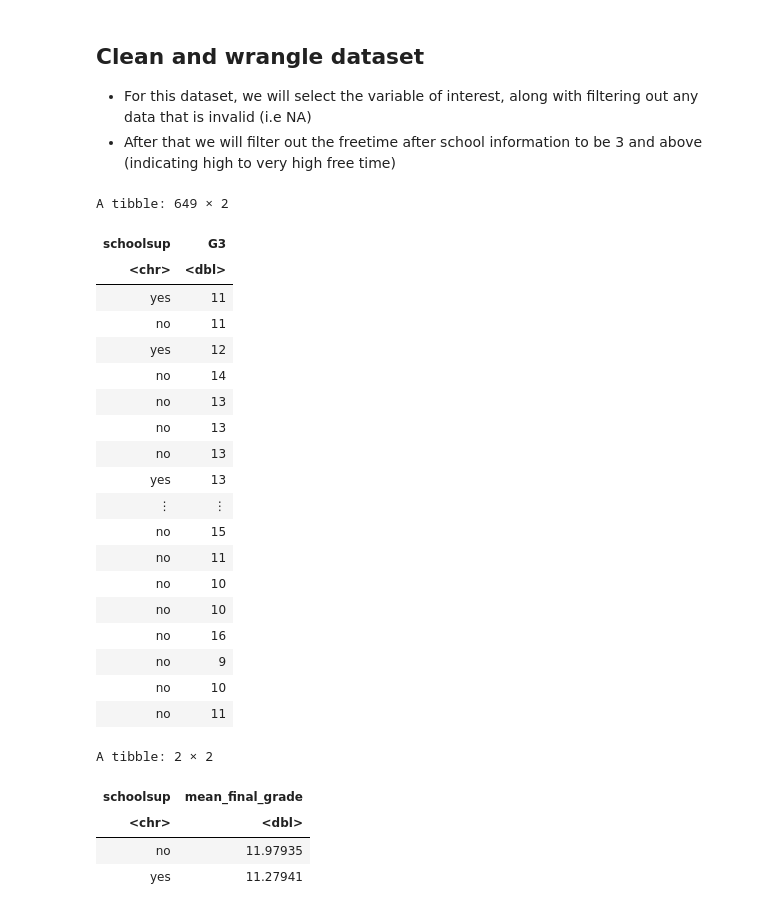
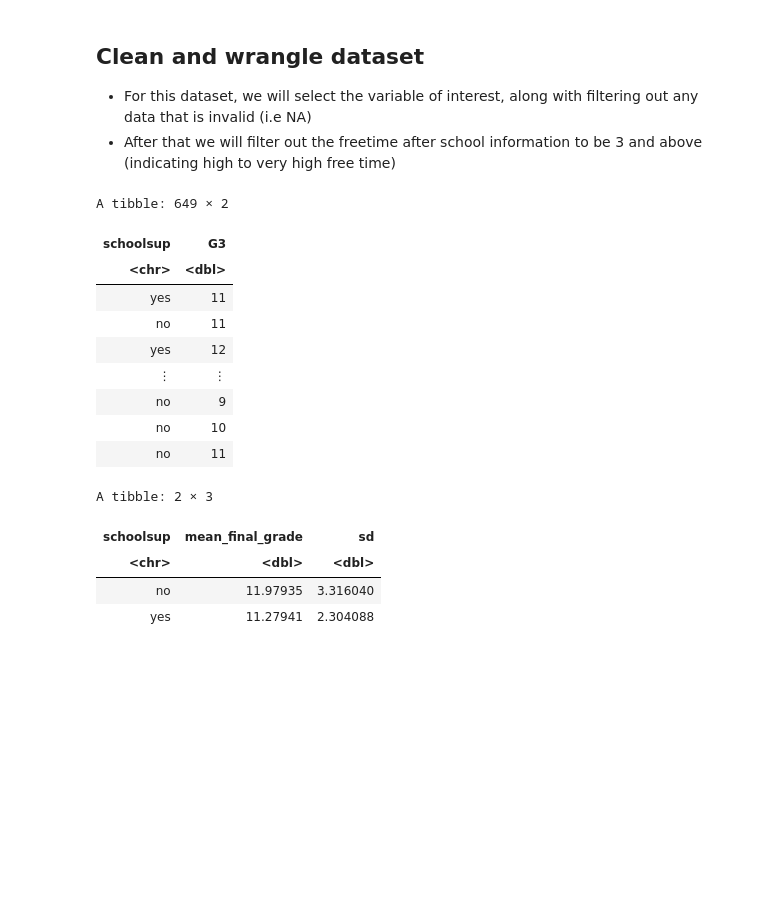
Before and after one commit to emeraldnqa/Connecting-In-School-Support-to-Student-Learning-and-Success-, a Jupyter notebook: project proposal.ipynb, the cells around one changed output. Saved outputs shown, nothing was run; the diff lists cells and outputs as text; code cells hidden in the pictures; blank space fills up the shorter version.

```diff
--- a/project proposal.ipynb
+++ b/project proposal.ipynb
@@ -86,37 +76,28 @@ A spec_tbl_df: 649 × 33
 # %%
 clean_student <- student %>%
                   select(schoolsup,G3)%>%
                   filter(!is.na(schoolsup),!is.na(G3))
 clean_student
 summary_student <- clean_student %>%
                    group_by(schoolsup)%>%
-                   summarize(mean_final_grade = mean(G3))
+                   summarize(mean_final_grade = mean(G3),
+                            sd = sd(G3))
 summary_student
 # %% [output]
 A tibble: 649 × 2
 | schoolsup | G3 |
 | <chr> | <dbl> |
 | yes | 11 |
 | no | 11 |
 | yes | 12 |
-| no | 14 |
-| no | 13 |
-| no | 13 |
-| no | 13 |
-| yes | 13 |
 | ⋮ | ⋮ |
-| no | 15 |
-| no | 11 |
-| no | 10 |
-| no | 10 |
-| no | 16 |
 | no | 9 |
 | no | 10 |
 | no | 11 |
-A tibble: 2 × 2
+A tibble: 2 × 3
-| schoolsup | mean_final_grade |
-| <chr> | <dbl> |
-| no | 11.97935 |
-| yes | 11.27941 |
+| schoolsup | mean_final_grade | sd |
+| <chr> | <dbl> | <dbl> |
+| no | 11.97935 | 3.316040 |
+| yes | 11.27941 | 2.304088 |
 # %% [markdown]
 ## Plot the raw data
```
Also changed, not shown: parts of 4 cells of this notebook.
